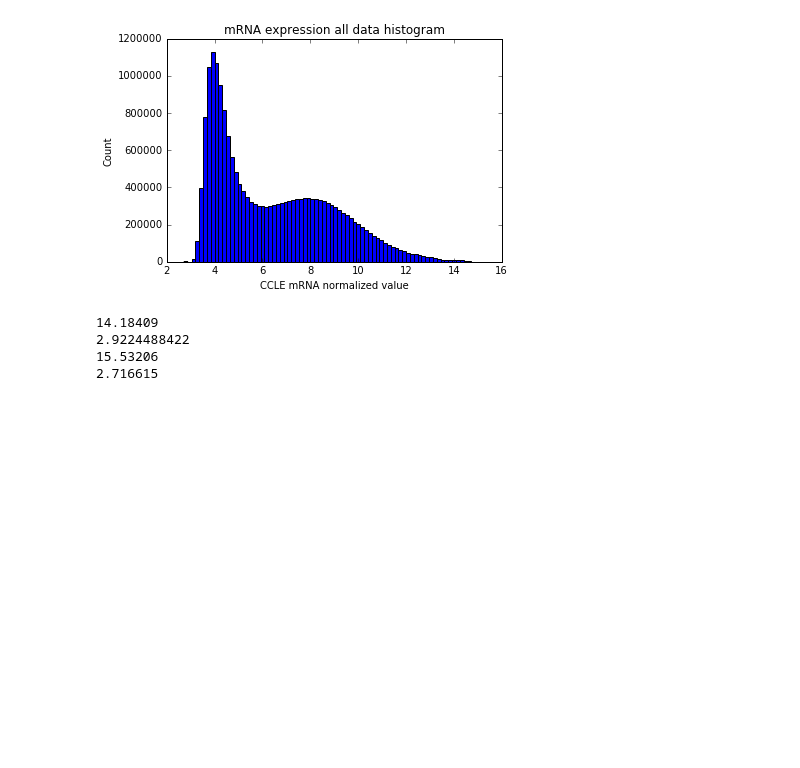
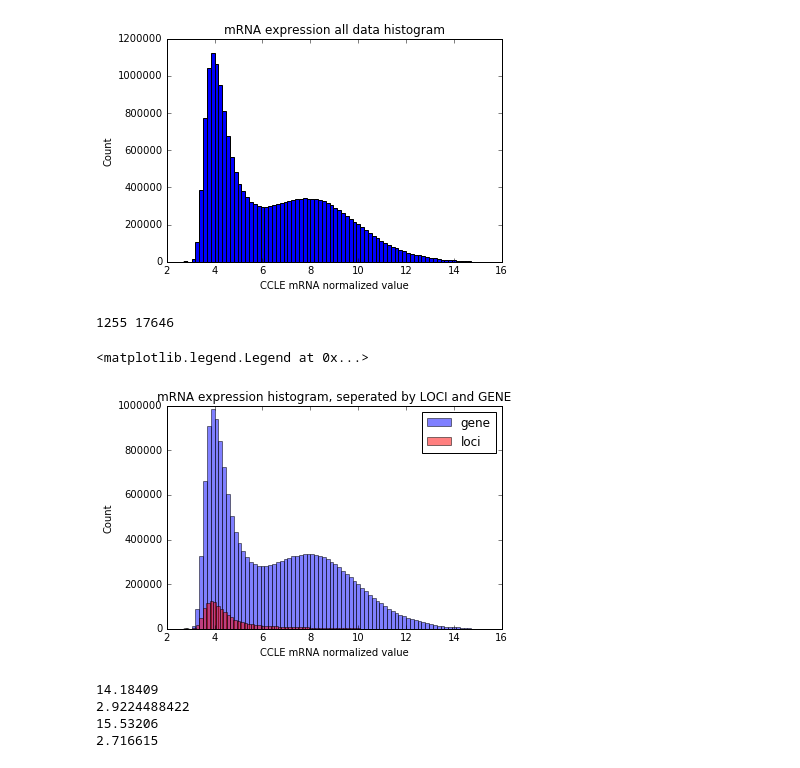
Before and after one commit to MollyZhang/drug_sensitivity_ML, a Jupyter notebook: profiling/CCLE_mRNA_profile.ipynb, the cells around one changed output. Cells and saved outputs as stored; diff of their text form; code cells hidden in the pictures; blank space fills up the shorter version.

Commit message:
drop nan from Description and update histogram with gene and loci plotted with different color

```diff
--- a/profiling/CCLE_mRNA_profile.ipynb
+++ b/profiling/CCLE_mRNA_profile.ipynb
@@ -6,7 +6,7 @@ from matplotlib import pyplot as plt
 # %%
 df = pd.read_csv("../data/CCLE_Expression_Entrez_2012-09-29.gct",
                  delimiter="\t", low_memory=False, index_col="Name")
-df = df[pd.notnull(df.index)] # drop the rows where gene is nan
+df = df[pd.notnull(df.Description)] # drop the rows where gene is nan
 print df.head()
 # %% [output]
                Description  LN18_CENTRAL_NERVOUS_SYSTEM  769P_KIDNEY  \
@@ -56,6 +36,28 @@ plt.ylabel("Count")
 # %% [output]
 <matplotlib.text.Text at 0x...>
 [figure]
+# %%
+# seperately plot normal gene and loci gene mRNA data
+df_loci = df[df["Description"].str.contains("LOC")]
+df_gene = df[~df["Description"].str.contains("LOC")]
+print len(df_loci), len(df_gene)
+
+df_loci = df_loci.drop("Description", axis=1)
+df_gene = df_gene.drop("Description", axis=1)
+all_values_loci = df_loci.values.flatten()
+all_values_gene = df_gene.values.flatten()
+
+plt.hist(all_values_gene, bins=80, label="gene", alpha=0.5, color="blue")
+plt.hist(all_values_loci, bins=80, label="loci", alpha=0.5, color="red")
+
+plt.title("mRNA expression histogram, seperated by LOCI and GENE")
+plt.xlabel("CCLE mRNA normalized value")
+plt.ylabel("Count")
+plt.legend(loc='upper right')
+# %% [output]
+1255 17646
+<matplotlib.legend.Legend at 0x...>
+[figure, added]
 # %%
 print np.percentile(all_values, 99.9)
 print np.percentile(all_values, 0.001)
```
Also changed, not shown: parts of 1 cell of this notebook.
